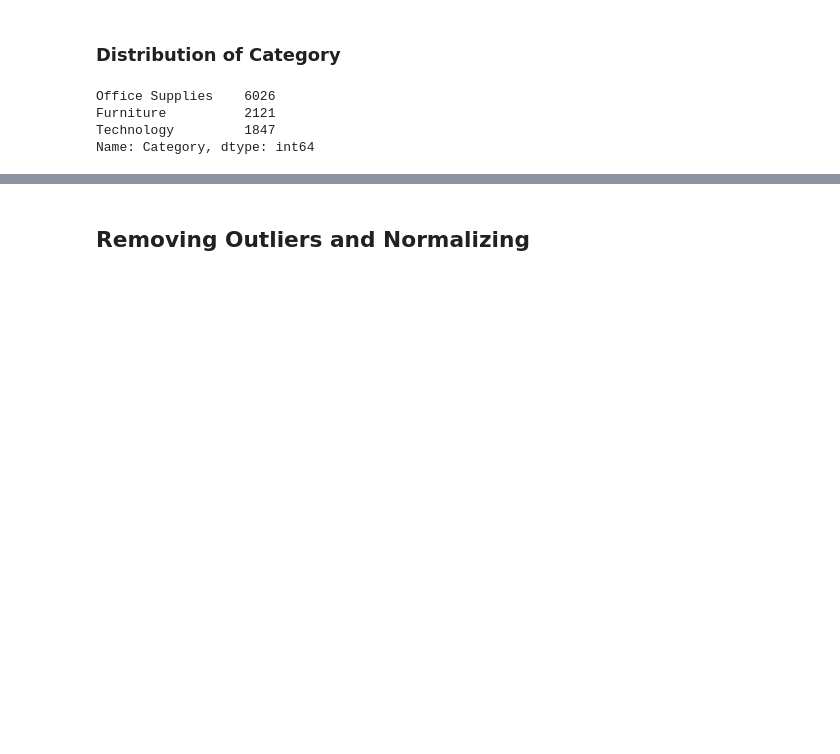
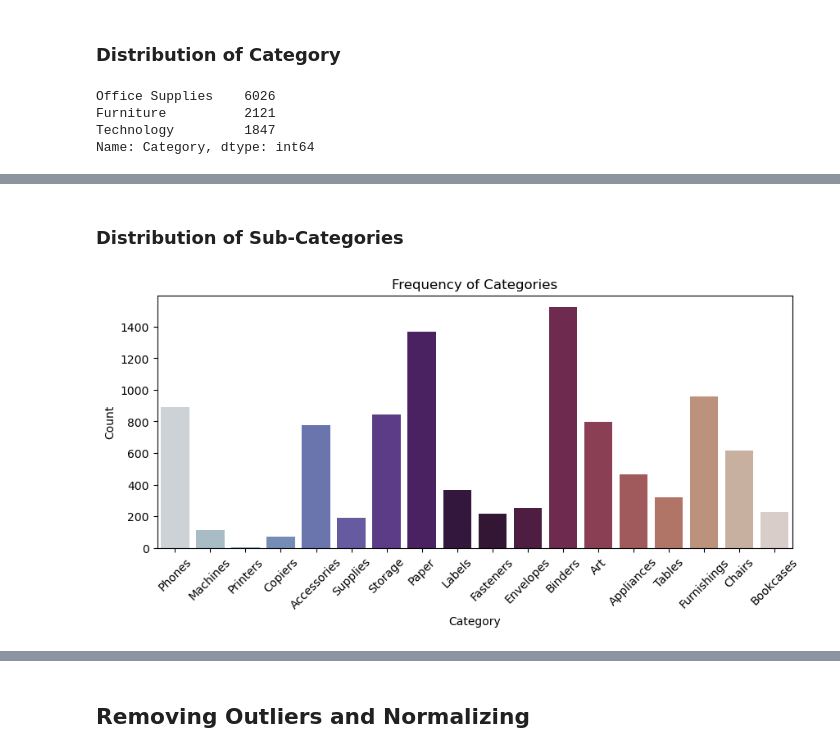
Before and after one commit to hennypurwadi/771951_Dataset_Analysis, a Jupyter notebook: 202370140.ipynb, the cells around one changed output, grey strips where cells are left out. Saved outputs shown, nothing was run; the diff lists cells and outputs as text; code cells hidden in the pictures; blank space fills up the shorter version.

```diff
--- a/202370140.ipynb
+++ b/202370140.ipynb
@@ -2457,0 +2498,12 @@ plt.show()
+# %% [markdown]
+### Distribution of Sub-Categories
+# %%
+plt.figure(figsize=(10, 4))
+sns.countplot(data=df1, x='Sub-Category', palette='twilight')
+plt.title('Frequency of Categories')
+plt.xlabel('Category')
+plt.ylabel('Count')
+plt.xticks(rotation=45)
+plt.show()
+# %% [output]
+[figure, added]
```
Also changed, not shown: parts of 11 cells of this notebook.
